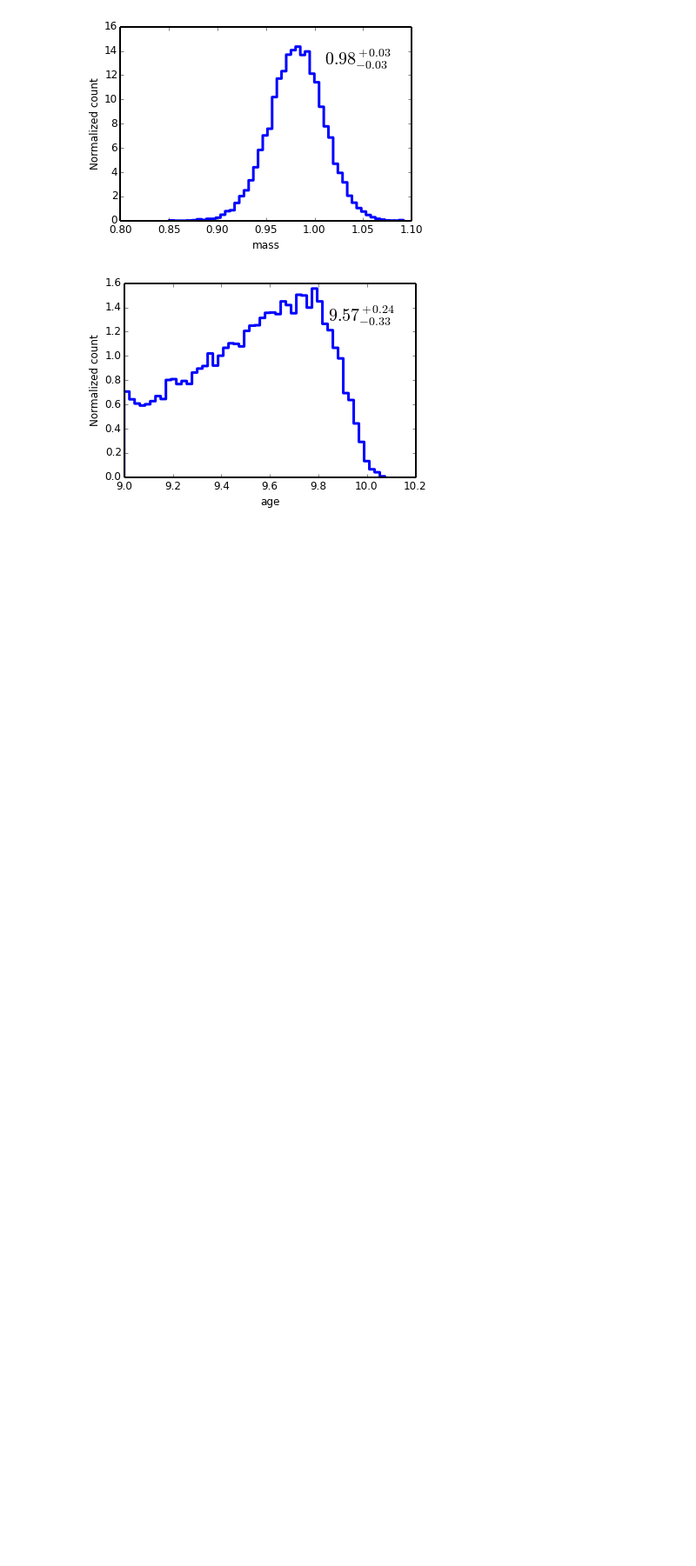
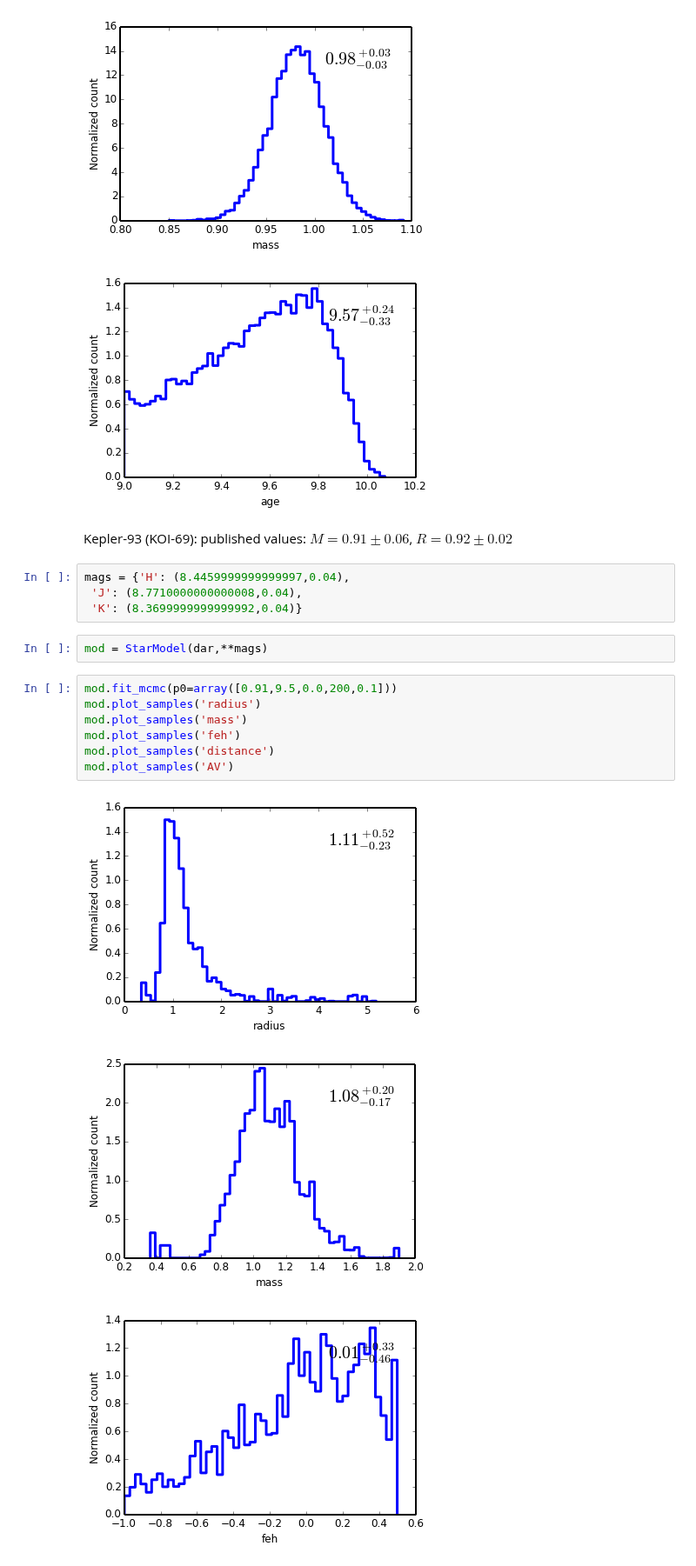
Before and after one commit to timothydmorton/isochrones, a Jupyter notebook: demo.ipynb, the cells around one changed output. Shown at 87% size. Drawn from its saved outputs; the diff is of its cells as text; blank space fills up the shorter version.

```diff
--- a/demo.ipynb
+++ b/demo.ipynb
@@ -65,3 +65,22 @@ mod.plot_samples('age')
 [figure]
 [figure]
 [figure]
+# %% [markdown]
+Kepler-93 (KOI-69):  published values: $M = 0.91 \pm 0.06$, $R = 0.92 \pm 0.02$
+# %%
+mags = {'H': (8.4459999999999997,0.04),
+ 'J': (8.7710000000000008,0.04),
+ 'K': (8.3699999999999992,0.04)}
+# %%
+mod = StarModel(dar,**mags)
+# %%
+mod.fit_mcmc(p0=array([0.91,9.5,0.0,200,0.1]))
+mod.plot_samples('radius')
+mod.plot_samples('mass')
+mod.plot_samples('feh')
+mod.plot_samples('distance')
+mod.plot_samples('AV')
+# %% [output]
+[figure, added]
+[figure, added]
+[figure, added]
```
Also changed, not shown: parts of 4 cells of this notebook, 2 other files.
